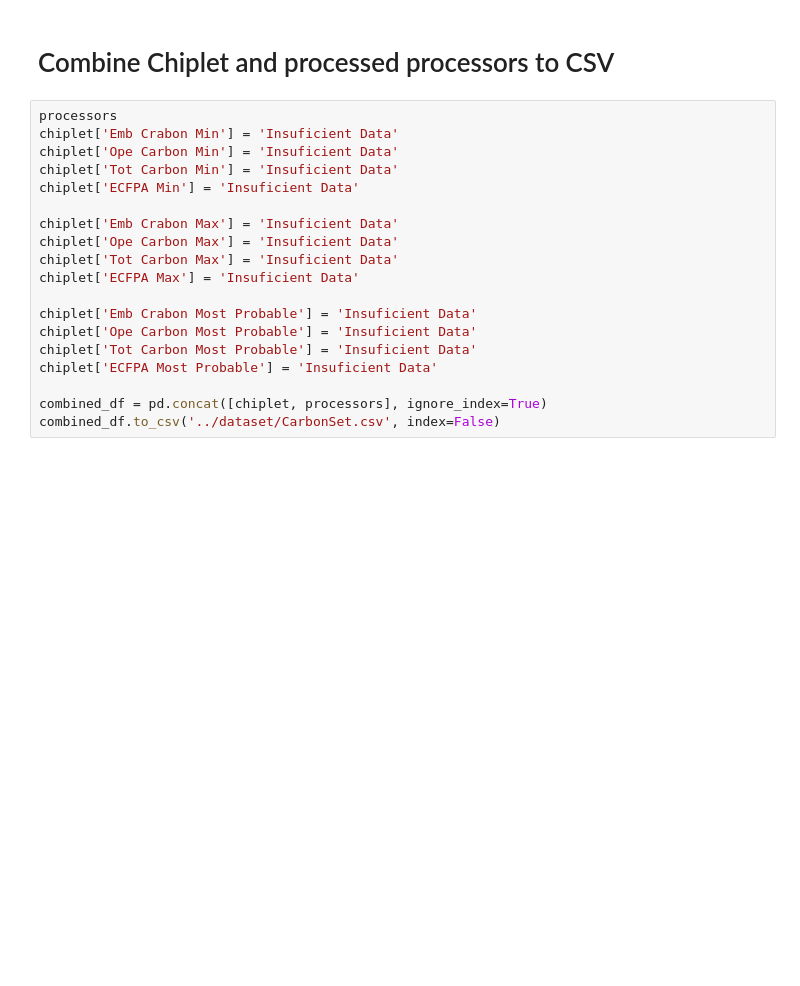
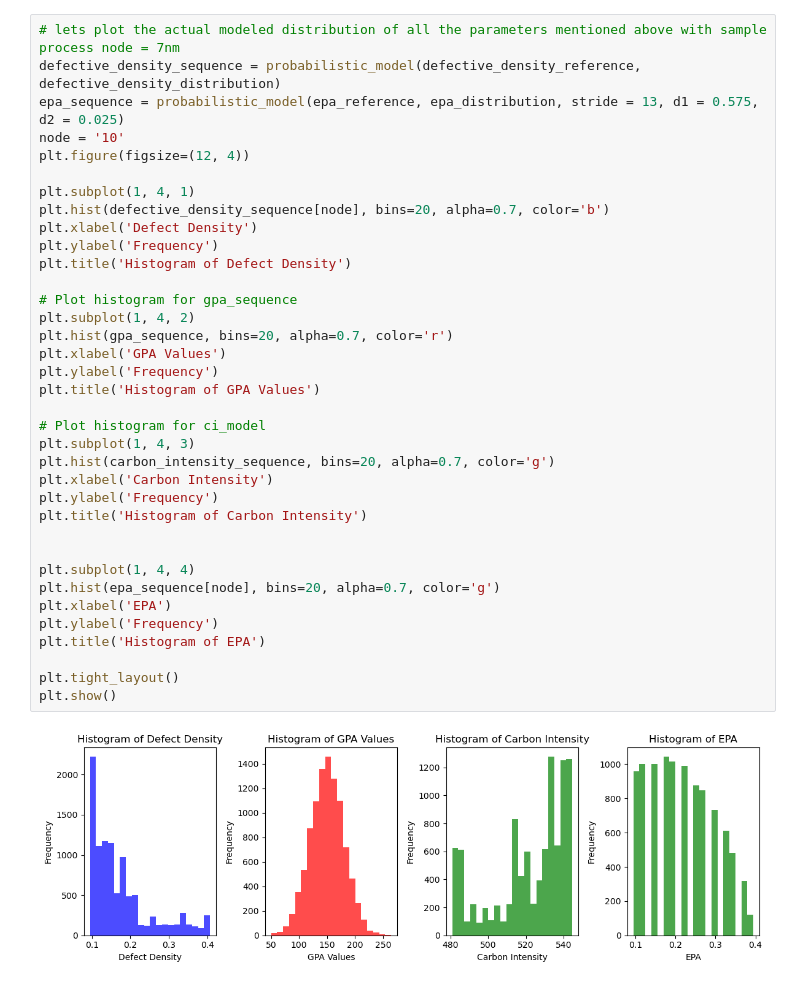
Before and after one commit to advent-lab/CarbonSet, a Jupyter notebook: dataset/CarbonSet.ipynb, the cells around one changed output. Saved outputs shown, nothing was run; the diff lists cells and outputs as text; blank space fills up the shorter version.

Commit message:
Updated CarbonSet and CarbonSet.CSV

```diff
--- a/dataset/CarbonSet.ipynb
+++ b/dataset/CarbonSet.ipynb
@@ -170,21 +134,38 @@ Most Probable CFP value calculation Finished
-# %% [markdown]
-# Combine Chiplet and processed processors to CSV
-# %%
-processors
-chiplet['Emb Crabon Min'] = 'Insuficient Data'
-chiplet['Ope Carbon Min'] = 'Insuficient Data'
-chiplet['Tot Carbon Min'] = 'Insuficient Data'
-chiplet['ECFPA Min'] = 'Insuficient Data'
-
-chiplet['Emb Crabon Max'] = 'Insuficient Data'
-chiplet['Ope Carbon Max'] = 'Insuficient Data'
-chiplet['Tot Carbon Max'] = 'Insuficient Data'
-chiplet['ECFPA Max'] = 'Insuficient Data'
-
-chiplet['Emb Crabon Most Probable'] = 'Insuficient Data'
-chiplet['Ope Carbon Most Probable'] = 'Insuficient Data'
-chiplet['Tot Carbon Most Probable'] = 'Insuficient Data'
-chiplet['ECFPA Most Probable'] = 'Insuficient Data'
-
-combined_df = pd.concat([chiplet, processors], ignore_index=True)
-combined_df.to_csv('../dataset/CarbonSet.csv', index=False)
+# %%
+# lets plot the actual modeled distribution of all the parameters mentioned above with sample process node = 7nm
+defective_density_sequence = probabilistic_model(defective_density_reference, defective_density_distribution)
+epa_sequence = probabilistic_model(epa_reference, epa_distribution, stride = 13, d1 = 0.575, d2 = 0.025)
+node = '10'
+plt.figure(figsize=(12, 4))
+
+plt.subplot(1, 4, 1)
+plt.hist(defective_density_sequence[node], bins=20, alpha=0.7, color='b')
+plt.xlabel('Defect Density')
+plt.ylabel('Frequency')
+plt.title('Histogram of Defect Density')
+
+# Plot histogram for gpa_sequence
+plt.subplot(1, 4, 2)
+plt.hist(gpa_sequence, bins=20, alpha=0.7, color='r')
+plt.xlabel('GPA Values')
+plt.ylabel('Frequency')
+plt.title('Histogram of GPA Values')
+
+# Plot histogram for ci_model
+plt.subplot(1, 4, 3)
+plt.hist(carbon_intensity_sequence, bins=20, alpha=0.7, color='g')
+plt.xlabel('Carbon Intensity')
+plt.ylabel('Frequency')
+plt.title('Histogram of Carbon Intensity')
+
+
+plt.subplot(1, 4, 4)
+plt.hist(epa_sequence[node], bins=20, alpha=0.7, color='g')
+plt.xlabel('EPA')
+plt.ylabel('Frequency')
+plt.title('Histogram of EPA')
+
+plt.tight_layout()
+plt.show()
+# %% [output]
+[figure, added]
```
Also changed, not shown: parts of 20 cells of this notebook, 2 other files.
